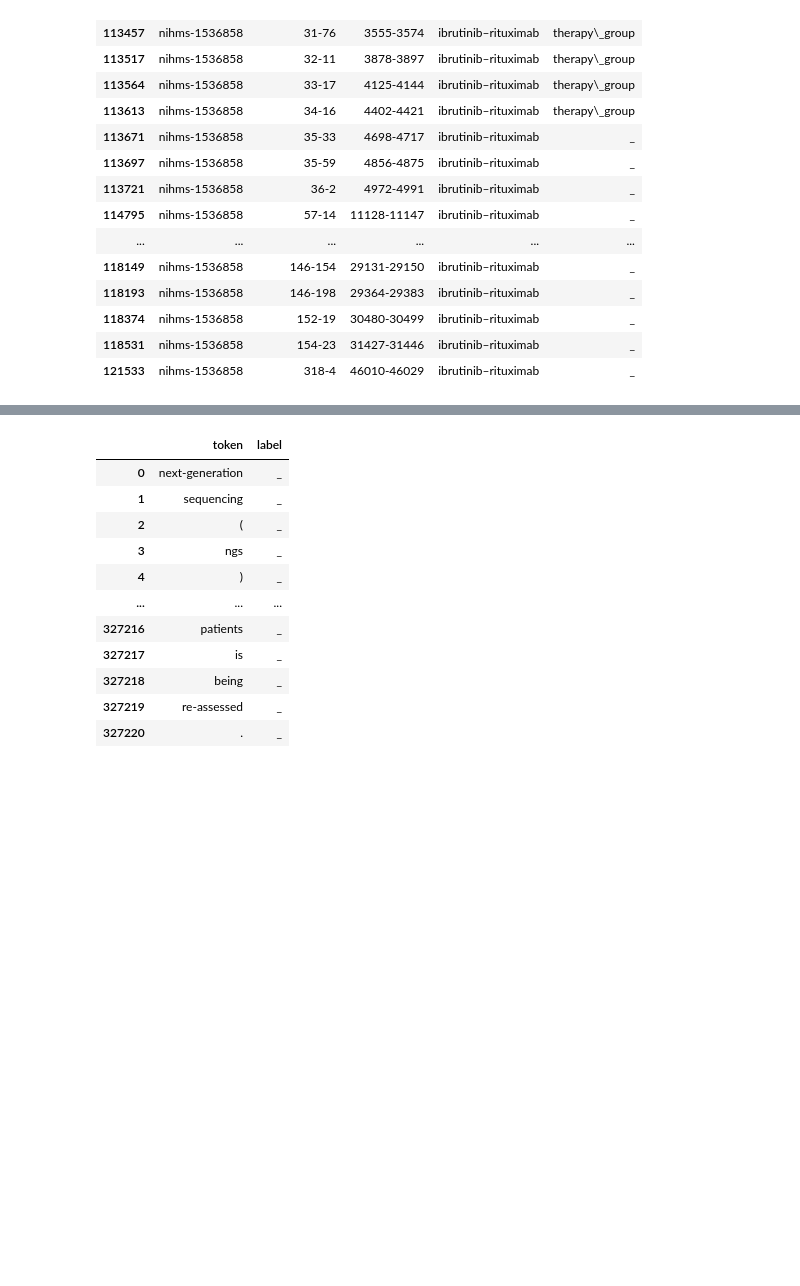
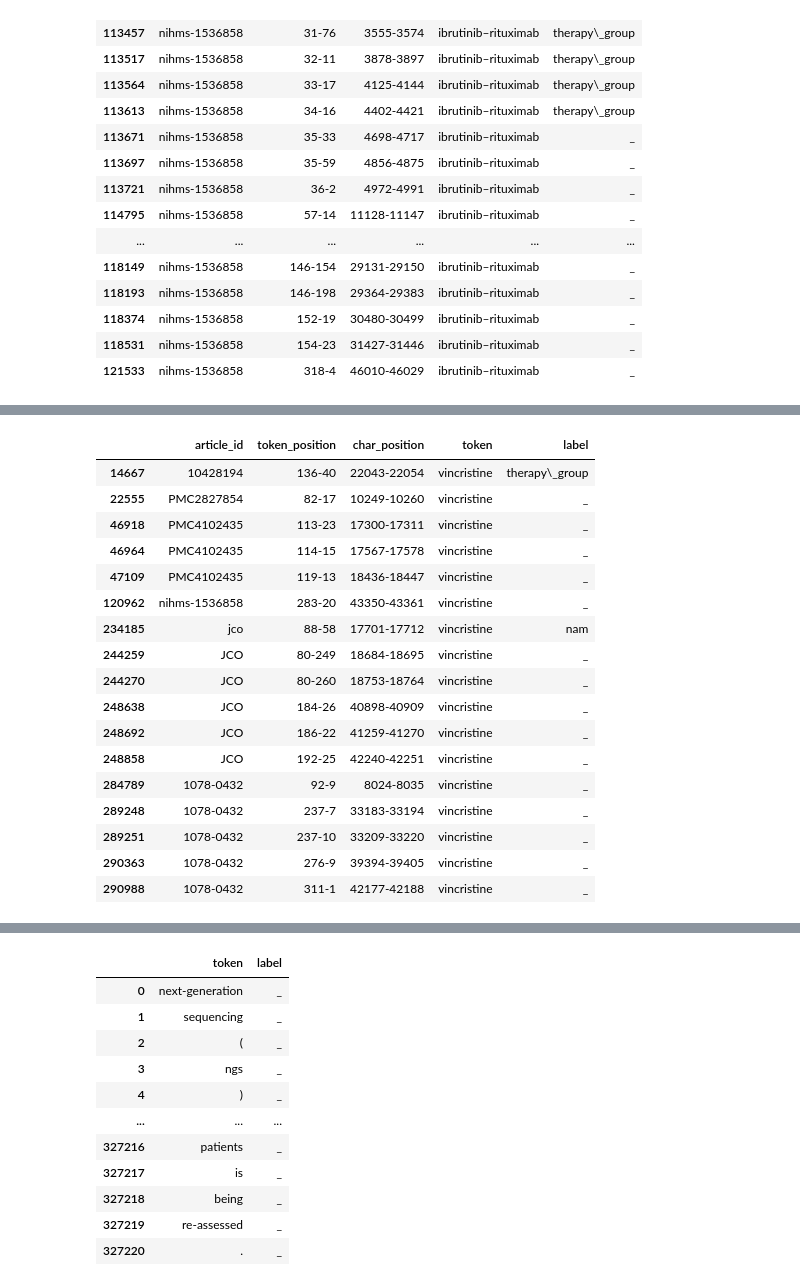
Before and after one commit to LyaSolis/ER, a Jupyter notebook: 3_data_prep_for_NER.ipynb, the cells around one changed output, grey strips where cells are left out. Drawn from its saved outputs; the diff is of its cells as text; code cells hidden in the pictures; blank space fills up the shorter version.

```diff
--- a/3_data_prep_for_NER.ipynb
+++ b/3_data_prep_for_NER.ipynb
@@ -571,0 +911,2 @@ nerdf['label'][nerdf['token']=='ibrutinib–rituximab'] = 'therapy\_group'
+# %%
+nerdf['label'][nerdf['token']=='fbta05'] = 'therapy\_group'
@@ -571,0 +923,21 @@ nerdf['label'][nerdf['token']=='ibrutinib–rituximab'] = 'therapy\_group'
+# %%
+nerdf[nerdf['token']=='vincristine']
+# %% [output]
+|  | article_id | token_position | char_position | token | label |
+| 14667 | 10428194 | 136-40 | 22043-22054 | vincristine | therapy\_group |
+| 22555 | PMC2827854 | 82-17 | 10249-10260 | vincristine | _ |
+| 46918 | PMC4102435 | 113-23 | 17300-17311 | vincristine | _ |
+| 46964 | PMC4102435 | 114-15 | 17567-17578 | vincristine | _ |
+| 47109 | PMC4102435 | 119-13 | 18436-18447 | vincristine | _ |
+| 120962 | nihms-1536858 | 283-20 | 43350-43361 | vincristine | _ |
+| 234185 | jco | 88-58 | 17701-17712 | vincristine | nam |
+| 244259 | JCO | 80-249 | 18684-18695 | vincristine | _ |
+| 244270 | JCO | 80-260 | 18753-18764 | vincristine | _ |
+| 248638 | JCO | 184-26 | 40898-40909 | vincristine | _ |
+| 248692 | JCO | 186-22 | 41259-41270 | vincristine | _ |
+| 248858 | JCO | 192-25 | 42240-42251 | vincristine | _ |
+| 284789 | 1078-0432 | 92-9 | 8024-8035 | vincristine | _ |
+| 289248 | 1078-0432 | 237-7 | 33183-33194 | vincristine | _ |
+| 289251 | 1078-0432 | 237-10 | 33209-33220 | vincristine | _ |
+| 290363 | 1078-0432 | 276-9 | 39394-39405 | vincristine | _ |
+| 290988 | 1078-0432 | 311-1 | 42177-42188 | vincristine | _ |
```
Also changed, not shown: parts of 44 cells of this notebook.
